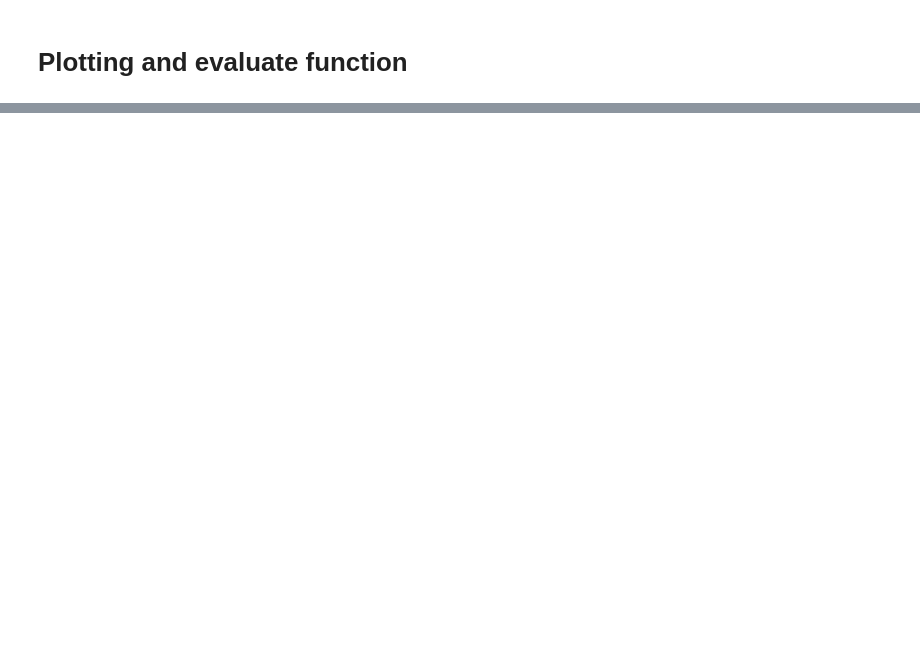
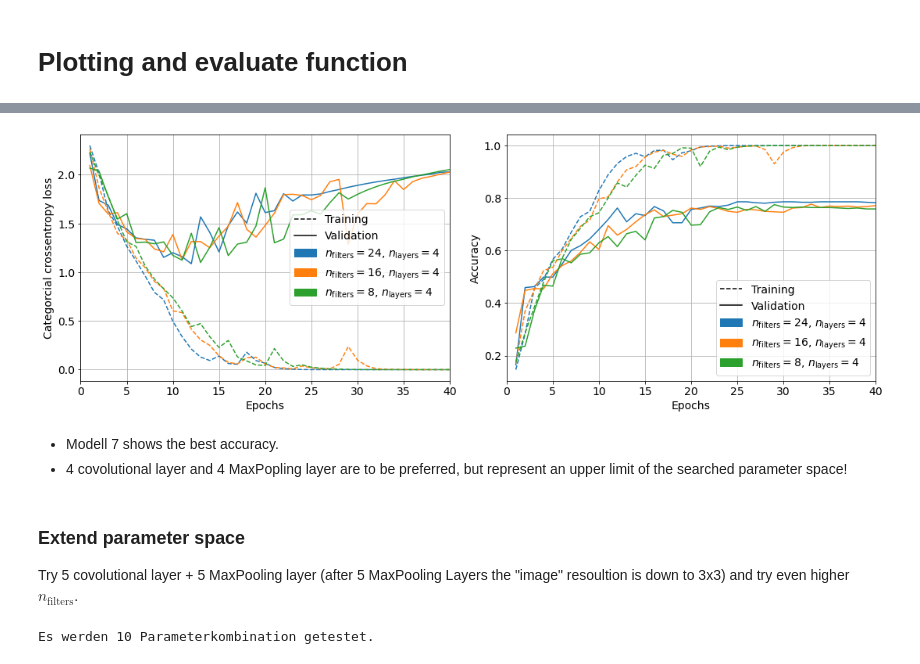
Before and after one commit to LukasBeiske/project_Flowers-299, a Jupyter notebook: hyperparameter_tuning.ipynb, the cells around one changed output, grey strips where cells are left out. Drawn from its saved outputs; the diff is of its cells as text; code cells hidden in the pictures; blank space fills up the shorter version.

```diff
--- a/hyperparameter_tuning.ipynb
+++ b/hyperparameter_tuning.ipynb
@@ -367,0 +644,4 @@ resultsDF.sort_values('best_val_acc', ascending=False)
+# %%
+#resultsDF = pd.read_hdf(path + "results_GS2.h5", key="results")
+resultsDF.sort_values('best_val_acc', ascending=False, inplace=True)
+resultsDF
@@ -367,0 +659,14 @@ resultsDF.sort_values('best_val_acc', ascending=False)
+# %%
+label_strings = []
+N = 3
+for row_idx, row_series in resultsDF.head(N).iterrows():
+    label_strings.append(f"$n_\\mathrm{{filters}}=${row_series['num_filters']}, $n_\\mathrm{{layers}}=${row_series['n_layers']}")
+
+fig = plot_topN_history_from_df(resultsDF, N, label_strings)
+fig.savefig(path + "performance_plots/GS2.pdf")
+fig.show()
+# %% [output]
+[figure, added]
+# %% [markdown]
+- Modell 7 shows the best accuracy.
+- 4 covolutional layer and 4 MaxPopling layer are to be preferred, but represent an upper limit of the searched parameter space!
@@ -367,0 +676,38 @@ resultsDF.sort_values('best_val_acc', ascending=False)
+# %% [markdown]
+### Extend parameter space
+Try 5 covolutional layer + 5 MaxPooling layer (after 5 MaxPooling Layers the "image" resoultion is down to 3x3) and try even higher $n_\mathrm{filters}$.
+# %%
+def build_model_from_params(params):
+    model = Sequential()
+    model.add(InputLayer(shape_ord))
+
+    filters = params["num_filters"]
+    for i in range(params["n_layers"]):
+        model.add(Conv2D(
+            filters, kernel_size=params["kernal_size"], padding='valid', activation='relu'
+        ))
+        model.add(MaxPooling2D(pool_size=nb_pool))
+        filters *= 2
+
+    for layer in [Flatten(),
+                  Dense(params["dense_nodes"], activation='relu'),
+                  Dense(params["dense_nodes"], activation='relu'),
+                  Dense(len(flowers), activation='softmax')]:
+        model.add(layer)
+
+    model.compile(loss='categorical_crossentropy', optimizer='adam', metrics=['accuracy'])
+    return model
+
+
+param_space = {
+    'num_filters': [16, 24, 32, 40, 48],
+    'n_layers': [4, 5],
+    'kernal_size': [4],
+    'dense_nodes': [224]
+}
+
+value_combis = itertools.product(*[v for v in param_space.values()])
+param_combis = [{key:value for key, value in zip(param_space.keys(), combi)} for combi in value_combis]
+print(f"Es werden {len(param_combis)} Parameterkombination getestet.")
+# %% [output]
+Es werden 10 Parameterkombination getestet.
```
Also changed, not shown: parts of 80 cells of this notebook, 13 other files.
